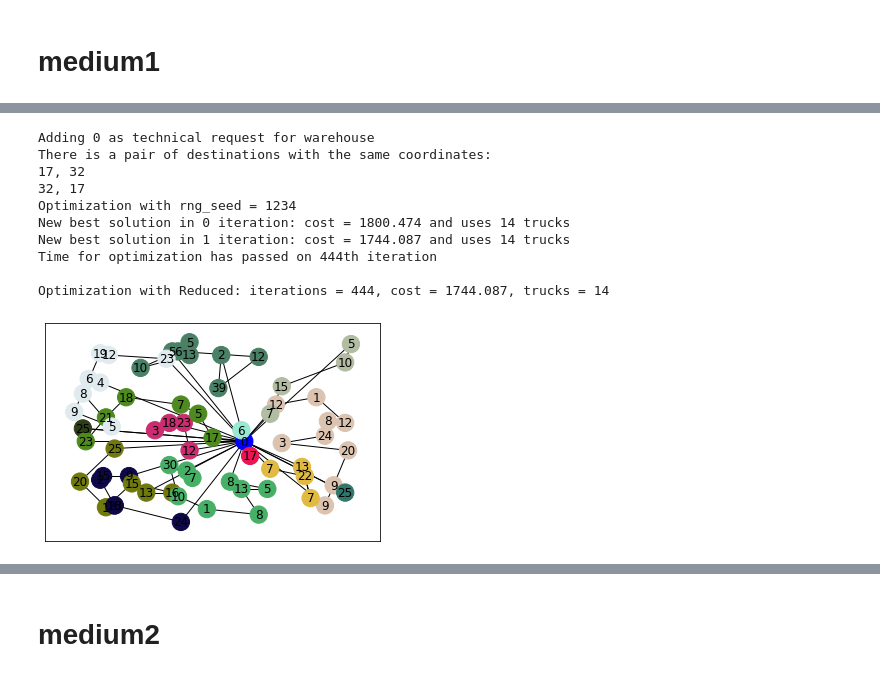
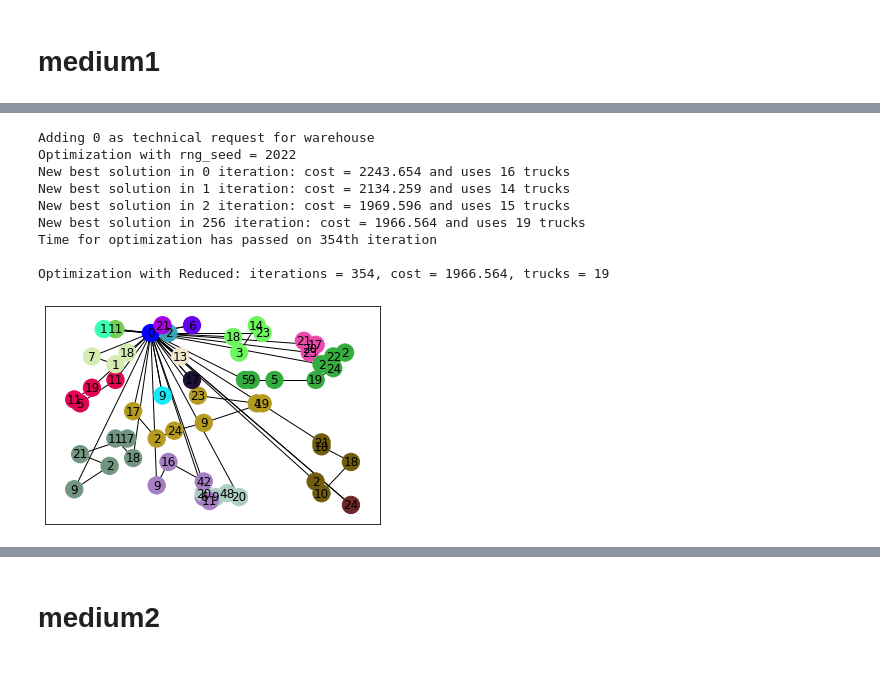
Before and after one commit to PrzeChoj/MSI2, a Jupyter notebook: project1/src/JupyterNotebooks/CaseStudy.ipynb, the cells around one changed output, grey strips where cells are left out. Cells and saved outputs as stored; diff of their text form; code cells hidden in the pictures.

```diff
--- a/project1/src/JupyterNotebooks/CaseStudy.ipynb
+++ b/project1/src/JupyterNotebooks/CaseStudy.ipynb
@@ -16,5 +20,7 @@ problem_medium2 = Problem("./../../data/augerat/A-n69-k09.xml")
 
 problem_big1 = Problem("./../../data/uchoa/X-n101-k25.xml")
 problem_big2 = Problem("./../../data/uchoa/X-n120-k6.xml")
+# %%
+max_time = 300
 # %% [markdown]
 # small1
@@ -202,4 +196,7 @@ plot_4_solutions(greedy_s2, antColony_basic_s2, antColony_reduced_s2, antColony_
 # %% [markdown]
 # medium1
+# %%
+s_max = 223 # 10 vs 9
+max_cars = 9 # 14, 19,
 # %%
 greedy_m1 = Greedy(print_warnings=True)
@@ -242,19 +226,18 @@ Optimization with Basic: iterations = 481, cost = 2360.336, trucks = 20
 # %%
 antColony_reduced_m1 = AntColony_Reduced(print_warnings=True)
-antColony_reduced_m1.set_problem(10000, 5, problem_medium1)
-antColony_reduced_m1.optimize(max_iter=10000, print_progress=True, max_time=300, rng_seed=rng_seed)
+antColony_reduced_m1.set_problem(s_max, max_cars, problem_medium1)
+antColony_reduced_m1.optimize(max_iter=10000, print_progress=True, max_time=max_time, rng_seed=rng_seed)
 fig1 = plot_solution(antColony_reduced_m1, True)
 # %% [output]
 Adding 0 as technical request for warehouse
-There is a pair of destinations with the same coordinates:
-17, 32
-32, 17
-Optimization with rng_seed = 1234
-New best solution in 0 iteration: cost = 1800.474 and uses 14 trucks
-New best solution in 1 iteration: cost = 1744.087 and uses 14 trucks
-Time for optimization has passed on 444th iteration
+Optimization with rng_seed = 2022
+New best solution in 0 iteration: cost = 2243.654 and uses 16 trucks
+New best solution in 1 iteration: cost = 2134.259 and uses 14 trucks
+New best solution in 2 iteration: cost = 1969.596 and uses 15 trucks
+New best solution in 256 iteration: cost = 1966.564 and uses 19 trucks
+Time for optimization has passed on 354th iteration
 
-Optimization with Reduced: iterations = 444, cost = 1744.087, trucks = 14
+Optimization with Reduced: iterations = 354, cost = 1966.564, trucks = 19
-[figure, old version]
+[figure, new version]
 # %%
 antColony_divided_m1 = AntColony_Divided(print_warnings=True)
```
Also changed, not shown: parts of 37 cells of this notebook, 12 other files.
